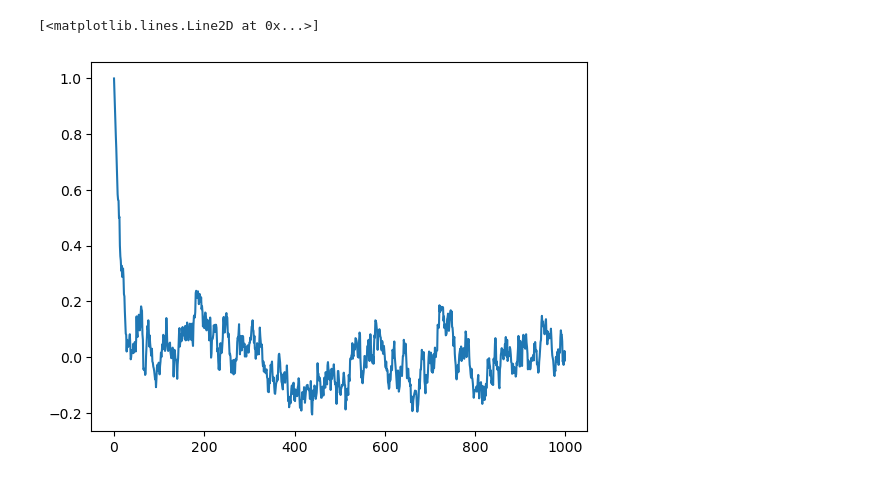
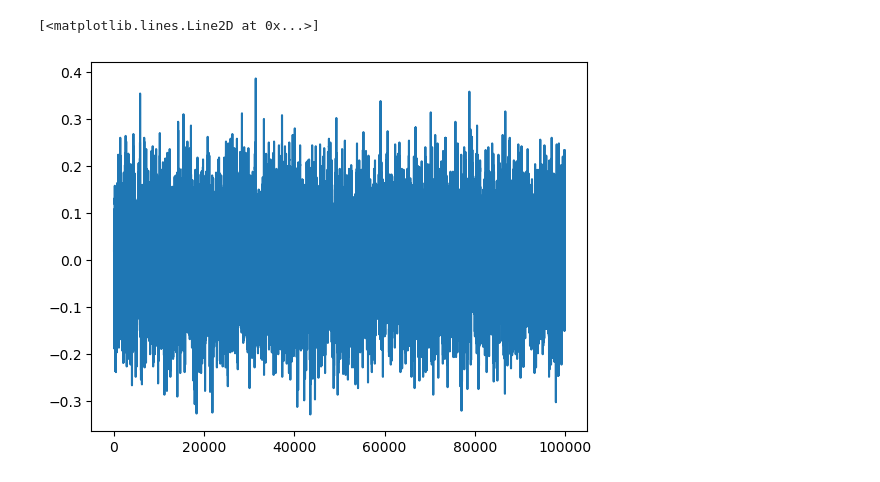
Before and after one commit to shivom-gupta/Thesis, a Jupyter notebook: plot.ipynb, the cells around one changed output. Saved outputs shown, nothing was run; the diff lists cells and outputs as text; code cells hidden in the pictures.

```diff
--- a/plot.ipynb
+++ b/plot.ipynb
@@ -20,5 +4,7 @@ plt.plot(df['t'][:1000], df.E[:1000])
-# %%
-plt.plot(df.t[:1000], df.M[:1000])
-# %% [output]
-[<matplotlib.lines.Line2D at 0x...>]
-[figure, removed]
+# %%
+energies, magnetizations= monte_carlo_noconfig(100_000, 1, 1, 0, get_configuration(1000))
+# %%
+plt.plot(magnetizations)
+# %% [output]
+[<matplotlib.lines.Line2D at 0x...>]
+[figure, added]
```
Also changed, not shown: parts of 5 cells of this notebook, 6 other files.
